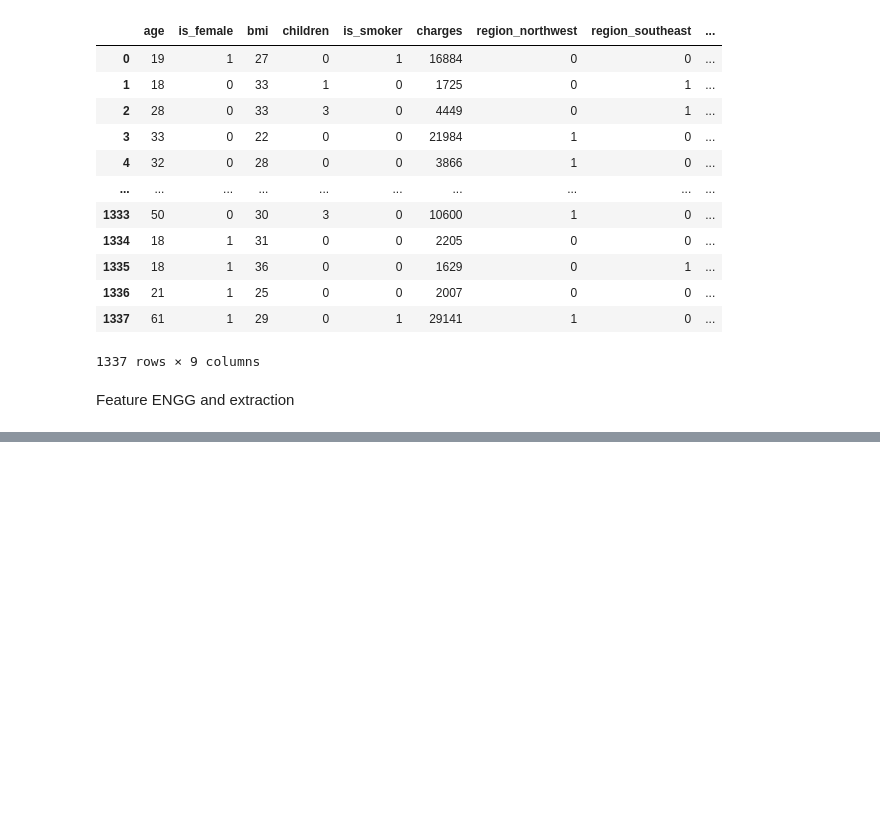
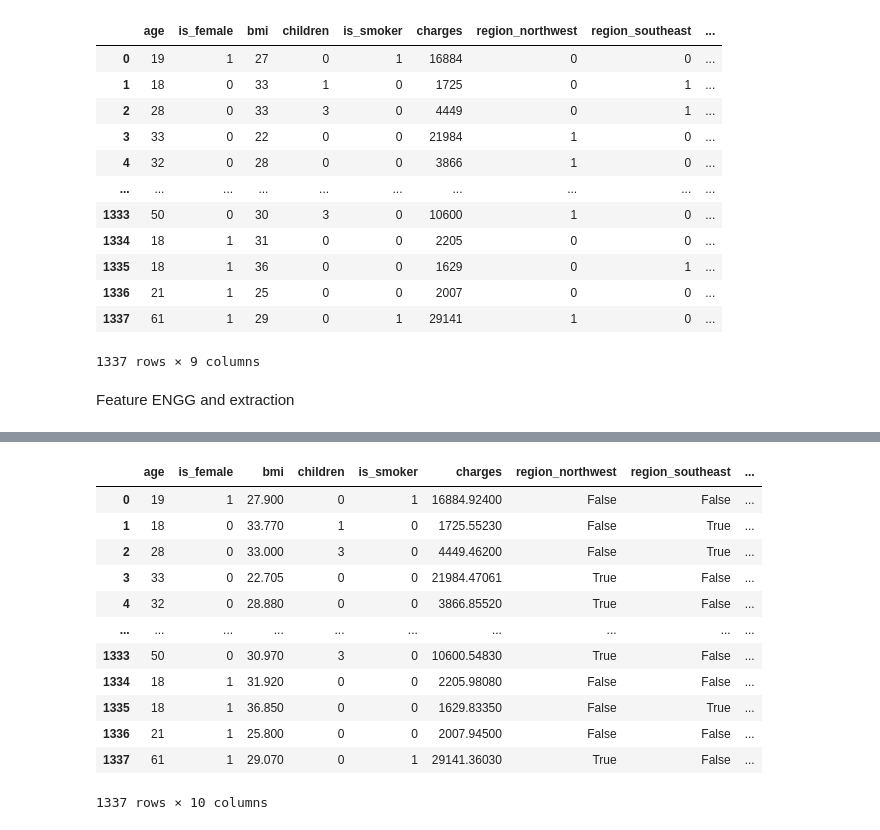
Before and after one commit to ParthShah007/PYTHONgg, a Jupyter notebook: ml1.ipynb, the cells around one changed output, grey strips where cells are left out. Cells and saved outputs as stored; diff of their text form; code cells hidden in the pictures; blank space fills up the shorter version.

```diff
--- a/ml1.ipynb
+++ b/ml1.ipynb
@@ -243,0 +252,21 @@ train_test_split()
+# %%
+df_cleaned['bmi_category'] = pd.cut(
+    df_cleaned['bmi'],
+    bins=[0, 18.5, 24.9, 29.9, np.inf],
+    labels=['Underweight', 'Normal', 'Overweight', 'Obese']
+)
+df_cleaned
+# %% [output]
+|  | age | is_female | bmi | children | is_smoker | charges | region_northwest | region_southeast | ... |
+| 0 | 19 | 1 | 27.900 | 0 | 1 | 16884.92400 | False | False | ... |
+| 1 | 18 | 0 | 33.770 | 1 | 0 | 1725.55230 | False | True | ... |
+| 2 | 28 | 0 | 33.000 | 3 | 0 | 4449.46200 | False | True | ... |
+| 3 | 33 | 0 | 22.705 | 0 | 0 | 21984.47061 | True | False | ... |
+| 4 | 32 | 0 | 28.880 | 0 | 0 | 3866.85520 | True | False | ... |
+| ... | ... | ... | ... | ... | ... | ... | ... | ... | ... |
+| 1333 | 50 | 0 | 30.970 | 3 | 0 | 10600.54830 | True | False | ... |
+| 1334 | 18 | 1 | 31.920 | 0 | 0 | 2205.98080 | False | False | ... |
+| 1335 | 18 | 1 | 36.850 | 0 | 0 | 1629.83350 | False | True | ... |
+| 1336 | 21 | 1 | 25.800 | 0 | 0 | 2007.94500 | False | False | ... |
+| 1337 | 61 | 1 | 29.070 | 0 | 1 | 29141.36030 | True | False | ... |
+1337 rows × 10 columns
```
Also changed, not shown: parts of 12 cells of this notebook, 2 other files.
